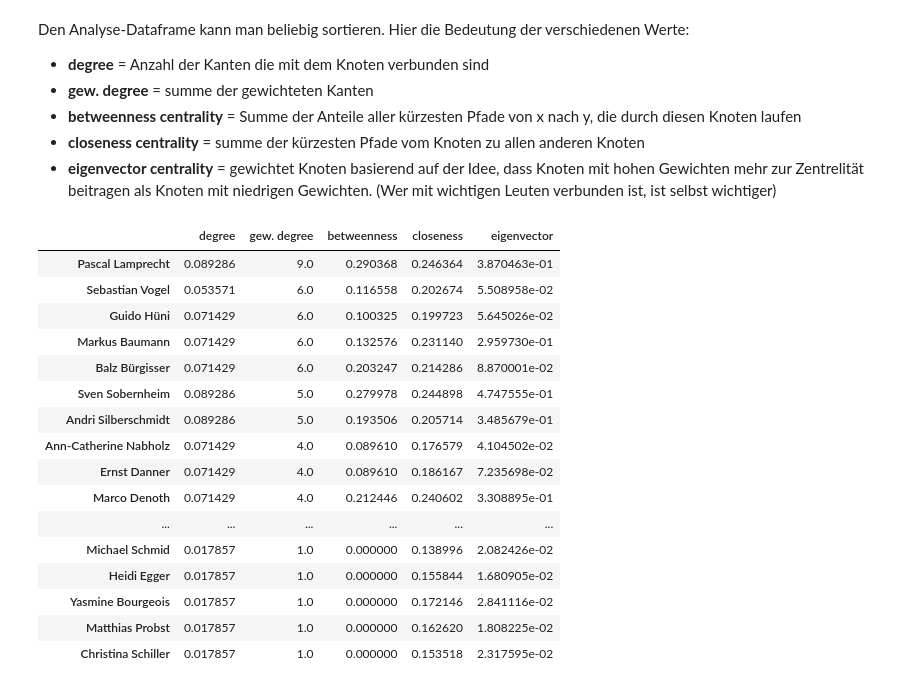
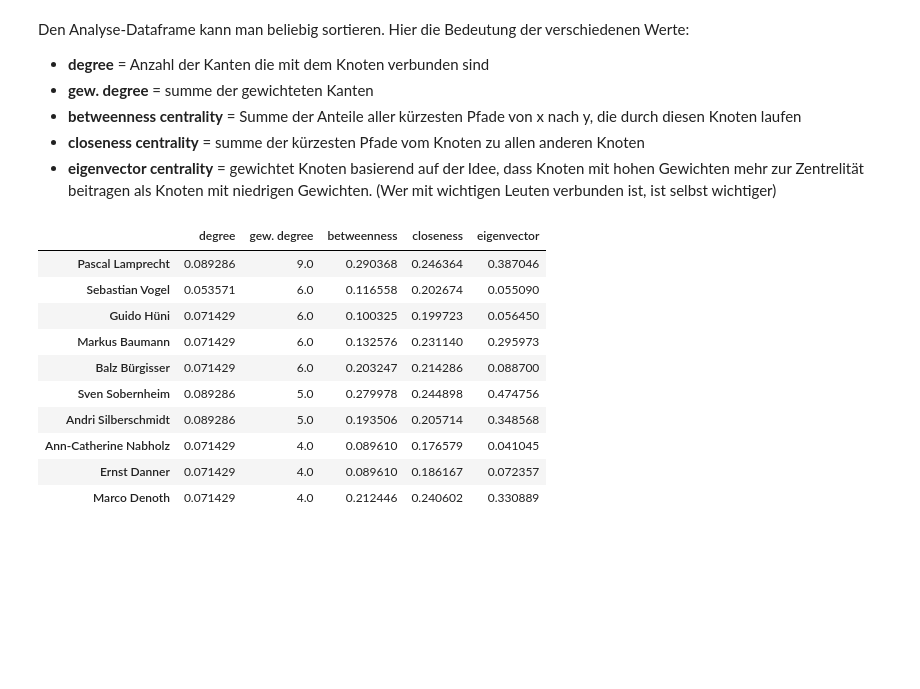
Before and after one commit to Supermarius/cas-ddj-hub, a Jupyter notebook: Projekte/GR_Netzwerkanalyse_final/Code_Komplett.ipynb, the cells around one changed output. Drawn from its saved outputs; the diff is of its cells as text; code cells hidden in the pictures; blank space fills up the shorter version.

```diff
--- a/Projekte/GR_Netzwerkanalyse_final/Code_Komplett.ipynb
+++ b/Projekte/GR_Netzwerkanalyse_final/Code_Komplett.ipynb
@@ -801,22 +801,16 @@ Den Analyse-Dataframe kann man beliebig sortieren. Hier die Bedeutung der versch
 - **closeness centrality** = summe der kürzesten Pfade vom Knoten zu allen anderen Knoten
 - **eigenvector centrality** = gewichtet Knoten basierend auf der Idee, dass Knoten mit hohen Gewichten mehr zur Zentrelität beitragen als Knoten mit niedrigen Gewichten. (Wer mit wichtigen Leuten verbunden ist, ist selbst wichtiger)
 # %%
-df_analyse.sort_values("gew. degree", ascending = False)
+df_analyse.sort_values("gew. degree", ascending = False).head(10)
 # %% [output]
 |  | degree | gew. degree | betweenness | closeness | eigenvector |
-| Pascal Lamprecht | 0.089286 | 9.0 | 0.290368 | 0.246364 | 3.870463e-01 |
-| Sebastian Vogel | 0.053571 | 6.0 | 0.116558 | 0.202674 | 5.508958e-02 |
-| Guido Hüni | 0.071429 | 6.0 | 0.100325 | 0.199723 | 5.645026e-02 |
-| Markus Baumann | 0.071429 | 6.0 | 0.132576 | 0.231140 | 2.959730e-01 |
-| Balz Bürgisser | 0.071429 | 6.0 | 0.203247 | 0.214286 | 8.870001e-02 |
-| Sven Sobernheim | 0.089286 | 5.0 | 0.279978 | 0.244898 | 4.747555e-01 |
-| Andri Silberschmidt | 0.089286 | 5.0 | 0.193506 | 0.205714 | 3.485679e-01 |
-| Ann-Catherine Nabholz | 0.071429 | 4.0 | 0.089610 | 0.176579 | 4.104502e-02 |
-| Ernst Danner | 0.071429 | 4.0 | 0.089610 | 0.186167 | 7.235698e-02 |
-| Marco Denoth | 0.071429 | 4.0 | 0.212446 | 0.240602 | 3.308895e-01 |
-| ... | ... | ... | ... | ... | ... |
-| Michael Schmid | 0.017857 | 1.0 | 0.000000 | 0.138996 | 2.082426e-02 |
-| Heidi Egger | 0.017857 | 1.0 | 0.000000 | 0.155844 | 1.680905e-02 |
-| Yasmine Bourgeois | 0.017857 | 1.0 | 0.000000 | 0.172146 | 2.841116e-02 |
-| Matthias Probst | 0.017857 | 1.0 | 0.000000 | 0.162620 | 1.808225e-02 |
-| Christina Schiller | 0.017857 | 1.0 | 0.000000 | 0.153518 | 2.317595e-02 |
+| Pascal Lamprecht | 0.089286 | 9.0 | 0.290368 | 0.246364 | 0.387046 |
+| Sebastian Vogel | 0.053571 | 6.0 | 0.116558 | 0.202674 | 0.055090 |
+| Guido Hüni | 0.071429 | 6.0 | 0.100325 | 0.199723 | 0.056450 |
+| Markus Baumann | 0.071429 | 6.0 | 0.132576 | 0.231140 | 0.295973 |
+| Balz Bürgisser | 0.071429 | 6.0 | 0.203247 | 0.214286 | 0.088700 |
+| Sven Sobernheim | 0.089286 | 5.0 | 0.279978 | 0.244898 | 0.474756 |
+| Andri Silberschmidt | 0.089286 | 5.0 | 0.193506 | 0.205714 | 0.348568 |
+| Ann-Catherine Nabholz | 0.071429 | 4.0 | 0.089610 | 0.176579 | 0.041045 |
+| Ernst Danner | 0.071429 | 4.0 | 0.089610 | 0.186167 | 0.072357 |
+| Marco Denoth | 0.071429 | 4.0 | 0.212446 | 0.240602 | 0.330889 |
```
